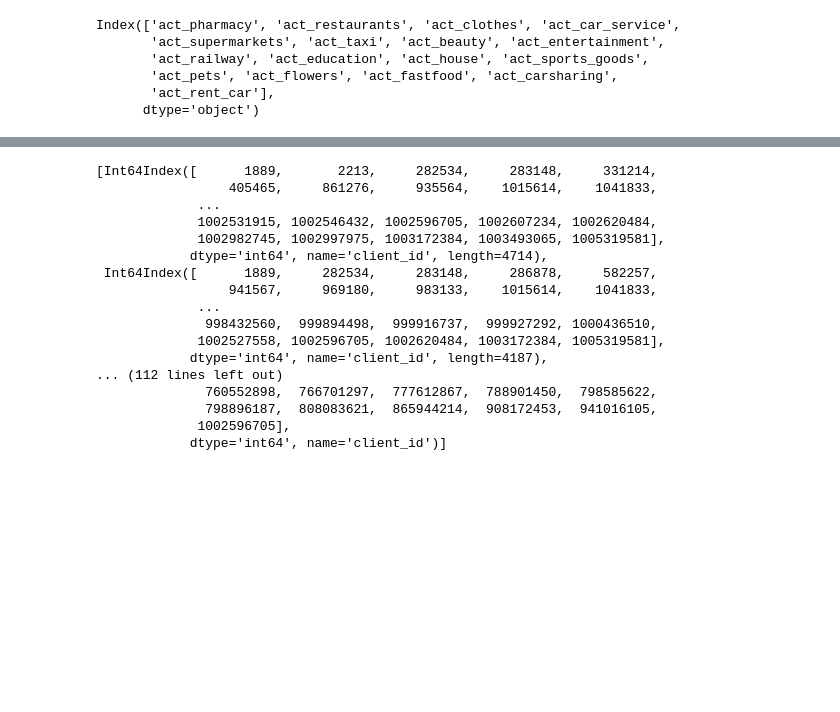
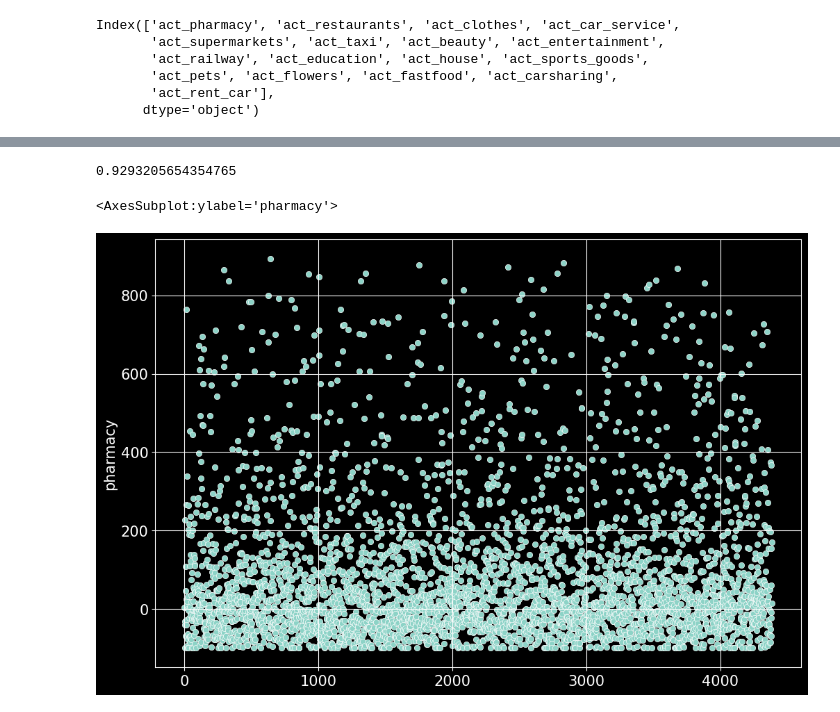
Before and after one commit to Cheshuyka/DANO, a Jupyter notebook: preprocessing.ipynb, the cells around one changed output, grey strips where cells are left out. Cells and saved outputs as stored; diff of their text form; code cells hidden in the pictures; blank space fills up the shorter version.

```diff
--- a/preprocessing.ipynb
+++ b/preprocessing.ipynb
@@ -188,3 +206,0 @@ list(actSer.index)
-# %%
-for i in range(17):
-  print(list(actSer.index)[i], ' - ', i)
@@ -246,12 +240,23 @@ payment = ['pharmacy', 'restaurants', 'clothes', 'car_service',
        'education', 'house', 'sports_goods', 'pets', 'flowers', 'fastfood',
        'carsharing', 'rent_car']
 # %%
+mechanism = pd.DataFrame()
 for i in range(17):
-  if (len(data1[i]) > 1000):
-    category = df.loc[df['client_id'].isin(data1[i])]
-    for j in range(0, category.shape[0], 6):
-      category1 = category.iloc[j:j + 6]
-      active = category1.loc[category1[actCols[i]] == 1]
-      notActive = category1.loc[category1[actCols[i]] == 0]
-      print((active[payment[i]] / active['total']).mean() / (notActive[payment[i]] / notActive['total']).mean())
+    if (len(data1[i]) >= 500):
+        mechList = []
+        category = df.loc[df['client_id'].isin(data1[i])]
+        for j in range(0, len(category), 6):
+            client = category.iloc[j:j + 6]
+            active = client.loc[client[actCols[i]] == 1]
+            notActive = client.loc[client[actCols[i]] == 0]
+            active = active.loc[active['total'] > 0]
+            notActive = notActive.loc[notActive['total'] > 0]
+            activeCoeff = (active[payment[i]] / active['total']).mean()
+            notActiveCoeff = (notActive[payment[i]] / notActive['total']).mean()
+            if notActiveCoeff != 0:
+                coeff = activeCoeff / notActiveCoeff * 100 - 100
+                mechList.append(coeff)
+        mechDF = pd.DataFrame(data={payment[i]: mechList})
+        mechanism = pd.concat([mechanism, mechDF], axis=1)
+mechanism
 # %% [output]
@@ -259,20 +276,13 @@ KeyError: ignored
-# %%
-data1
-# %% [output]
-[Int64Index([      1889,       2213,     282534,     283148,     331214,
-                 405465,     861276,     935564,    1015614,    1041833,
-             ...
-             1002531915, 1002546432, 1002596705, 1002607234, 1002620484,
-             1002982745, 1002997975, 1003172384, 1003493065, 1005319581],
-            dtype='int64', name='client_id', length=4714),
- Int64Index([      1889,     282534,     283148,     286878,     582257,
-                 941567,     969180,     983133,    1015614,    1041833,
-             ...
-              998432560,  999894498,  999916737,  999927292, 1000436510,
-             1002527558, 1002596705, 1002620484, 1003172384, 1005319581],
-            dtype='int64', name='client_id', length=4187),
-... (112 lines left out)
-              760552898,  766701297,  777612867,  788901450,  798585622,
-              798896187,  808083621,  865944214,  908172453,  941016105,
-             1002596705],
-            dtype='int64', name='client_id')]
+# %%
+pharmMech = mechanism['pharmacy']
+# %%
+car_serviceMech = mechanism['car_service']
+pharmMech1 = pharmMech[pharmMech <= 900]
+len(pharmMech1) / len(pharmMech)
+# %% [output]
+0.9293205654354765
+# %%
+sns.scatterplot(data=pharmMech1)
+# %% [output]
+<AxesSubplot:ylabel='pharmacy'>
+[figure, added]
```
Also changed, not shown: parts of 33 cells of this notebook, 5 other files.
